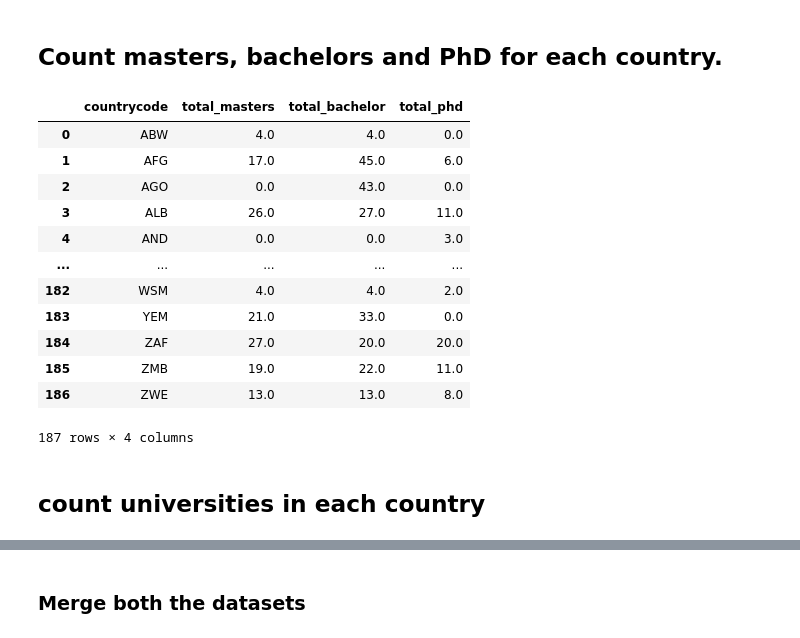
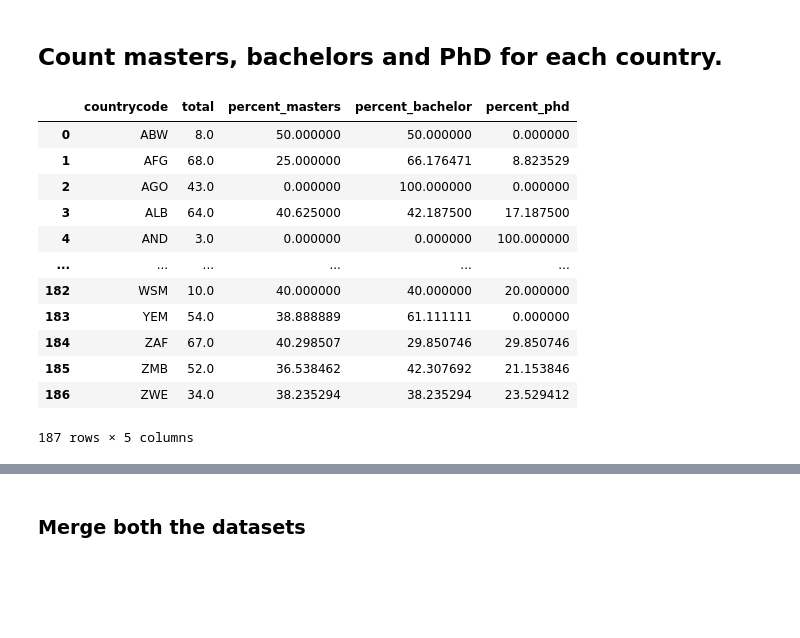
Before and after one commit to hannanmustajab/University-Enrolment-Dashboad-D3.js-, a Jupyter notebook: DV-Preprocessing.ipynb, the cells around one changed output, grey strips where cells are left out. Saved outputs shown, nothing was run; the diff lists cells and outputs as text; code cells hidden in the pictures; blank space fills up the shorter version.

```diff
--- a/DV-Preprocessing.ipynb
+++ b/DV-Preprocessing.ipynb
@@ -393,23 +412,33 @@ print(count)
 # %%
 # Sum the values of the 'masters', 'bachelors', and 'phd' columns for each group of 'Country'
 count_degrees = df.groupby('countrycode').agg({'Master': 'sum', 'Bachelor': 'sum', 'PhD': 'sum'}).reset_index()
 cols_name_map = {'country': 'Country', 'Master': 'total_masters', 'Bachelor': 'total_bachelor', 'PhD': 'total_phd'}
 count_degrees = count_degrees.rename(columns=cols_name_map)
 
+# Calculate the total number of degrees for each row
+count_degrees['total'] = count_degrees['total_masters'] + count_degrees['total_bachelor'] + count_degrees['total_phd']
+
+# Calculate the percentage of each degree for each row
+count_degrees['percent_masters'] = count_degrees['total_masters'] / count_degrees['total'] * 100
+count_degrees['percent_bachelor'] = count_degrees['total_bachelor'] / count_degrees['total'] * 100
+count_degrees['percent_phd'] = count_degrees['total_phd'] / count_degrees['total'] * 100
+
+# Delete useless columns
+count_degrees = count_degrees.drop(['total_masters','total_bachelor','total_phd'],axis=1)
 count_degrees
+# Show the resulting dataframe
+# print(count_degrees)
 # %% [output]
-|  | countrycode | total_masters | total_bachelor | total_phd |
-| 0 | ABW | 4.0 | 4.0 | 0.0 |
-| 1 | AFG | 17.0 | 45.0 | 6.0 |
-| 2 | AGO | 0.0 | 43.0 | 0.0 |
-| 3 | ALB | 26.0 | 27.0 | 11.0 |
-| 4 | AND | 0.0 | 0.0 | 3.0 |
-| ... | ... | ... | ... | ... |
-| 182 | WSM | 4.0 | 4.0 | 2.0 |
-| 183 | YEM | 21.0 | 33.0 | 0.0 |
-| 184 | ZAF | 27.0 | 20.0 | 20.0 |
-| 185 | ZMB | 19.0 | 22.0 | 11.0 |
-| 186 | ZWE | 13.0 | 13.0 | 8.0 |
+|  | countrycode | total | percent_masters | percent_bachelor | percent_phd |
+| 0 | ABW | 8.0 | 50.000000 | 50.000000 | 0.000000 |
+| 1 | AFG | 68.0 | 25.000000 | 66.176471 | 8.823529 |
+| 2 | AGO | 43.0 | 0.000000 | 100.000000 | 0.000000 |
+| 3 | ALB | 64.0 | 40.625000 | 42.187500 | 17.187500 |
+| 4 | AND | 3.0 | 0.000000 | 0.000000 | 100.000000 |
+| ... | ... | ... | ... | ... | ... |
+| 182 | WSM | 10.0 | 40.000000 | 40.000000 | 20.000000 |
+| 183 | YEM | 54.0 | 38.888889 | 61.111111 | 0.000000 |
+| 184 | ZAF | 67.0 | 40.298507 | 29.850746 | 29.850746 |
+| 185 | ZMB | 52.0 | 36.538462 | 42.307692 | 21.153846 |
+| 186 | ZWE | 34.0 | 38.235294 | 38.235294 | 23.529412 |
-187 rows × 4 columns
+187 rows × 5 columns
-# %% [markdown]
-## count universities in each country
```
Also changed, not shown: parts of 9 cells of this notebook, 4 other files.
